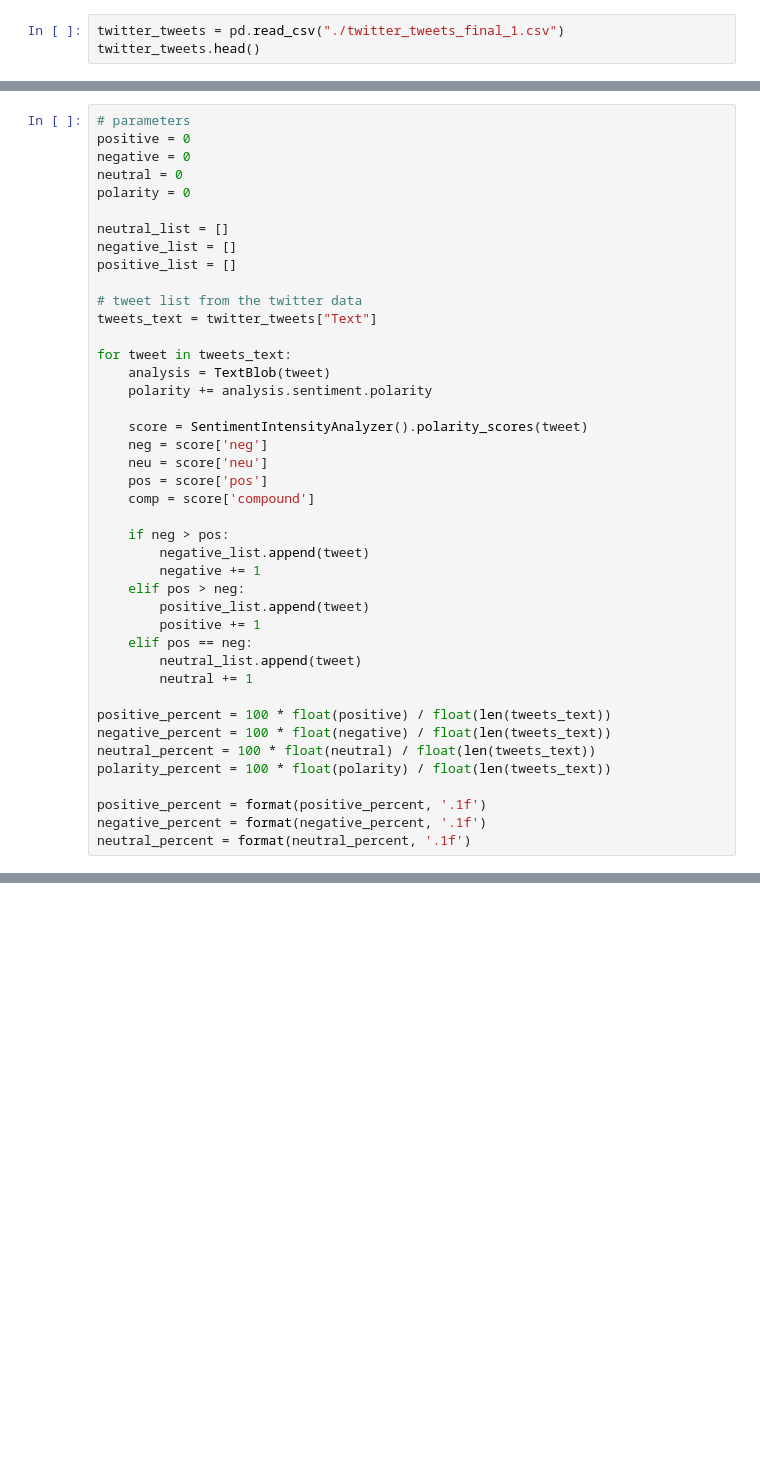
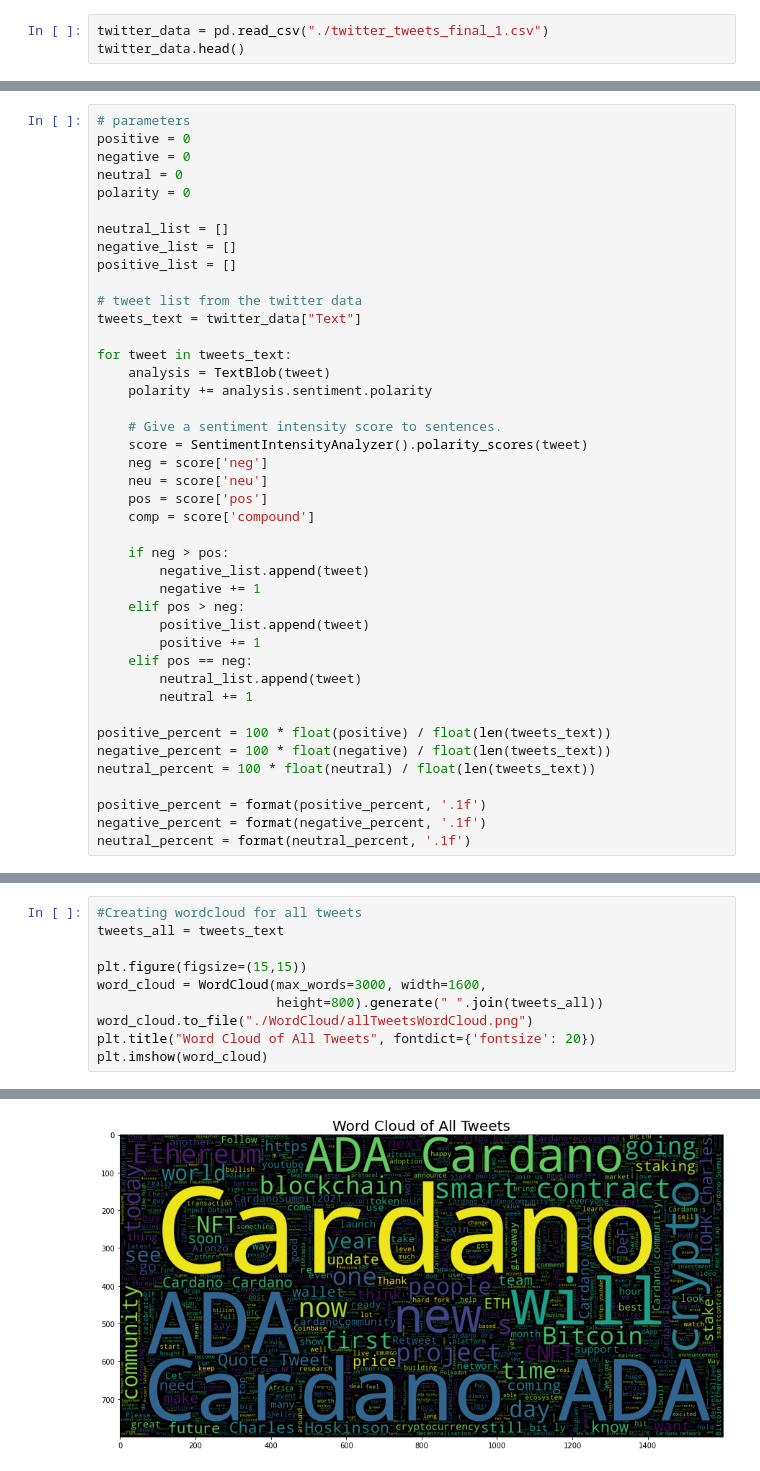
Before and after one commit to NonitMittal/crytpocurrency_price_prediction, a Jupyter notebook: webScraping/tweets_linguistic_analysis.ipynb, the cells around one changed output, grey strips where cells are left out. Saved outputs shown, nothing was run; the diff lists cells and outputs as text; blank space fills up the shorter version.

```diff
--- a/webScraping/tweets_linguistic_analysis.ipynb
+++ b/webScraping/tweets_linguistic_analysis.ipynb
@@ -22,6 +19,6 @@ from sklearn.feature_extraction.text import CountVectorizer
 # %%
-twitter_tweets = pd.read_csv("./twitter_tweets_final_1.csv")
-twitter_tweets.head()
+twitter_data = pd.read_csv("./twitter_tweets_final_1.csv")
+twitter_data.head()
 # %% [output]
 |  | UserName | Handle | Timestamp | Text | Emojis | Comments | Likes | Retweets |
 | 0 | Hosky Token ($HOSKY) | @hoskytoken | 2021-11-18T01:26:13.000Z | I present you the King of all Idi... | NaN | 30 | 34 | 212 |
@@ -41,12 +38,13 @@ negative_list = []
 positive_list = []
 
 # tweet list from the twitter data
-tweets_text = twitter_tweets["Text"]
+tweets_text = twitter_data["Text"]
 
 for tweet in tweets_text:
     analysis = TextBlob(tweet)
     polarity += analysis.sentiment.polarity
 
+    # Give a sentiment intensity score to sentences.
     score = SentimentIntensityAnalyzer().polarity_scores(tweet)
     neg = score['neg']
     neu = score['neu']
@@ -66,7 +64,6 @@ for tweet in tweets_text:
 positive_percent = 100 * float(positive) / float(len(tweets_text))
 negative_percent = 100 * float(negative) / float(len(tweets_text))
 neutral_percent = 100 * float(neutral) / float(len(tweets_text))
-polarity_percent = 100 * float(polarity) / float(len(tweets_text))
 
 positive_percent = format(positive_percent, '.1f')
 negative_percent = format(negative_percent, '.1f')
@@ -81,0 +196,11 @@ print(neutral + " (" + neutral + "%) of tweets include neutral sentiment")
+# %%
+#Creating wordcloud for all tweets
+tweets_all = tweets_text
+
+plt.figure(figsize=(15,15))
+word_cloud = WordCloud(max_words=3000, width=1600,
+                       height=800).generate(" ".join(tweets_all))
+word_cloud.to_file("./WordCloud/allTweetsWordCloud.png")
+plt.title("Word Cloud of All Tweets", fontdict={'fontsize': 20})
+plt.imshow(word_cloud)
+# %% [output]
@@ -81,0 +208 @@ print(neutral + " (" + neutral + "%) of tweets include neutral sentiment")
+[figure, added]
```
Also changed, not shown: parts of 19 cells of this notebook.
